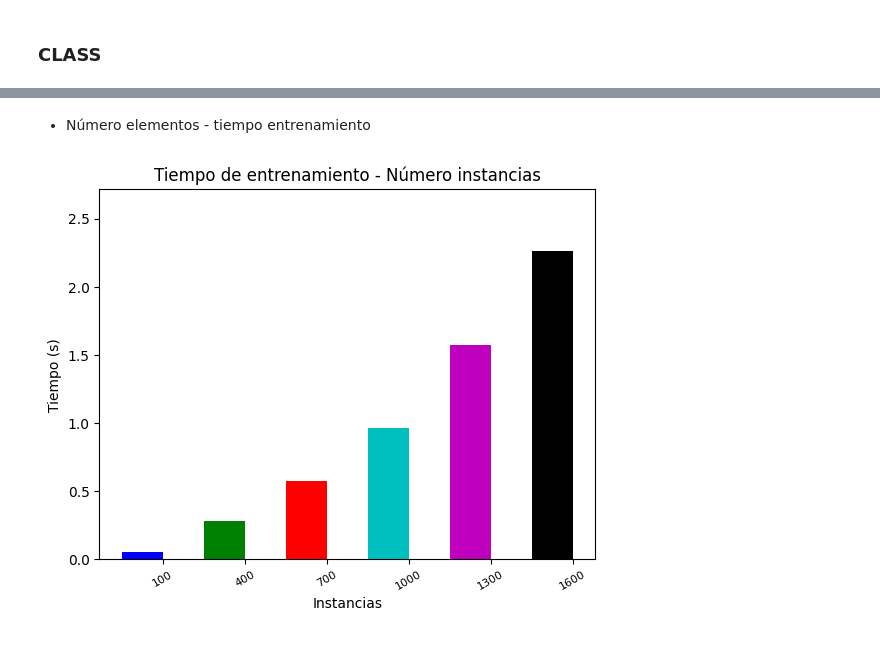
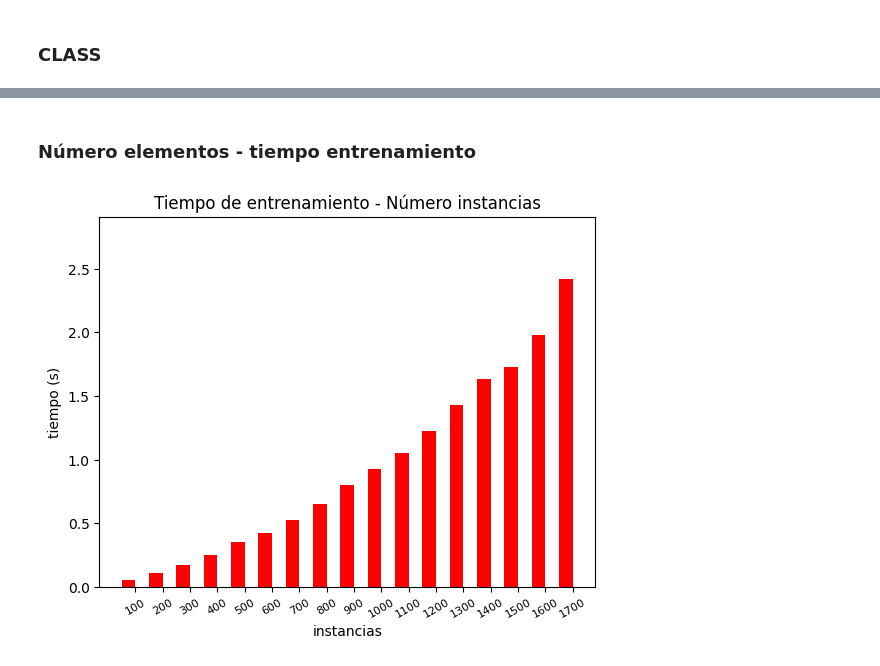
Before and after one commit to phf1001/semisupervised-learning-in-cibersecurity, a Jupyter notebook: src/co-forest-graphs.ipynb, the cells around one changed output, grey strips where cells are left out. Cells and saved outputs as stored; diff of their text form; code cells hidden in the pictures.

Commit message:
[S05] src: graphs

```diff
--- a/src/co-forest-graphs.ipynb
+++ b/src/co-forest-graphs.ipynb
@@ -382,8 +383,8 @@ class Co_Forest:
 # %%
+fig, ax = plt.subplots()
 cycol = cycle('bgrcmk')
-fig, ax = plt.subplots()
-
-available = [(load_iris(), 'Iris'), (load_digits(), 'Digits'), (load_wine(), 'Wine'), (load_breast_cancer(), 'Breast Cancer')]
+next(cycol)
+available = [(load_iris(), 'Iris'), (load_digits(), 'Dígitos'), (load_wine(), 'Vino'), (load_breast_cancer(), 'Cáncer de mama')]
 
 for dataset_info in available:
 
@@ -409,11 +410,11 @@ for dataset_info in available:
         co_forest.fit()
 
     mean = np.mean(create_graph_matrix("file.csv"), axis=0)
-    ax.plot([i for i in range(len(mean))], mean, 'o-', c = next(cycol), label = dataset_info[1])
+    ax.plot(np.arange(len(mean)), mean, '-o', color = next(cycol), label = dataset_info[1])
 
 plt.title("Precisión - Iteraciones")
-ax.set_ylabel('Score')
-ax.set_xlabel('Iteraciones')
+ax.set_ylabel('precisión')
+ax.set_xlabel('iteraciones')
 plt.legend(loc="lower right")
 plt.show()
 # %% [output]
@@ -421,45 +465,49 @@ plt.show()
 # %% [markdown]
-* Número elementos - tiempo entrenamiento
+### Número elementos - tiempo entrenamiento
 # %%
 cycol = cycle('bgrcmk')
 fig, ax = plt.subplots()
+cycol = cycle('bgrcmk')
+next(cycol)
+next(cycol)
+colour = next(cycol)
 
-dataset_info = (load_digits(), 'Digits')
+dataset_info = (load_digits(), 'Dígitos')
 dataset = dataset_info[0]
 
 instancias = []
 tiempos = []
 rd = np.random.RandomState(5)
 
-for i in range(100, dataset.data.shape[0], 300):
+for i in range(100, dataset.data.shape[0], 100):
 
     available_classes = np.unique(dataset.target)
     X = np.array(dataset.data)
     X = X[rd.choice(a = np.arange(start=0, stop=X.shape[0]), replace = True, size=i)]
     y = np.array(dataset.target)
     y = y[rd.choice(a = np.arange(start=0, stop=y.shape[0]), replace = True, size=i)]
 
     L_train, U_train, Ly_train, Uy_train = train_test_split(X, y, test_size=0.8, random_state=rd)
 
     inicio = time.time()
     co_forest = Co_Forest(L_train, Ly_train, U_train, 20, 0.75, available_classes, rd,'log2')
     co_forest.fit()
     fin = time.time()
 
     instancias.append(X.shape[0])
     tiempos.append((fin-inicio))
 
 names = [i for i in instancias]
 ax = plt.subplot()
-rectangles = plt.bar(range(len(names)), tiempos, width=0.5, color = [next(cycol) for i in names])
+rectangles = plt.bar(range(len(names)), tiempos, width=0.5, color = colour)
 
 ax.set_xticks(np.linspace(0.25, len(names) - 0.75, len(names)))
 ax.set_xticklabels(names, fontsize=8)
 plt.setp(plt.xticks()[1], rotation=30)
 ax.set_ylim((0, max(tiempos) * 1.2))
-ax.set_ylabel('Tiempo (s)')
-ax.set_xlabel('Instancias')
+ax.set_ylabel('tiempo (s)')
+ax.set_xlabel('instancias')
 ax.set_title('Tiempo de entrenamiento - Número instancias')
 plt.show()
 # %% [output]
-[figure, old version]
+[figure, new version]
```
Also changed, not shown: parts of 10 cells of this notebook.
